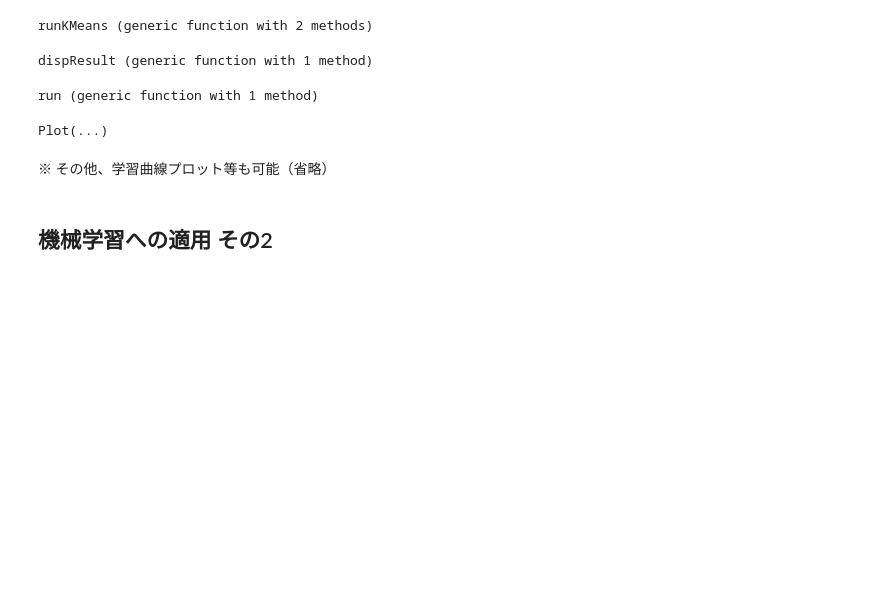
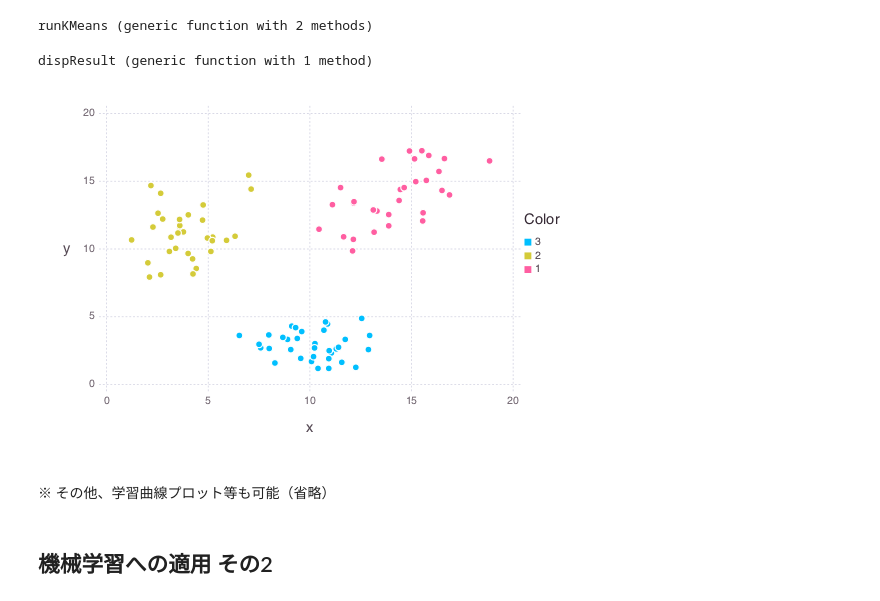
Before and after one commit to antimon2/MLNGY_201511, a Jupyter notebook: AboutJulia.ipynb, the cells around one changed output. Saved outputs shown, nothing was run; the diff lists cells and outputs as text; code cells hidden in the pictures; blank space fills up the shorter version.

```diff
--- a/AboutJulia.ipynb
+++ b/AboutJulia.ipynb
@@ -137,16 +132,10 @@ idxs = findClosestCentroids(X, initialCentroids)
 # %%
 # 重心移動ステップ
 function computeCentroids(X, idxs, K)
-    m, n = size(X)
+    m, n = size(X)  # m 不使用
     centroids = zeros(K, n)
-    ws = zeros(K, 1)
-    for i = 1:m
-        j = idxs[i]
-        centroids[j, :] += X[i, :]
-        ws[j] += 1
-    end
     for j = 1:K
-        centroids[j, :] ./= ws[j]
+        centroids[j, :] = mean(X[idxs .== j, :], 1) # ← idxs が j（=1,2,…,K）の行のみ抽出して、列ごとに平均値を算出
     end
     centroids
 end
@@ -192,17 +181,11 @@ end
 dispResult (generic function with 1 method)
 # %%
 # 実行
-function run(X, K)
-    initial_centroids = initCentroids(X, K)
-    centroids, idxs = runKMeans(X, initial_centroids)
-    dispResult(X, idxs)
-end
+initial_centroids = initCentroids(X, K)
+centroids, idxs = runKMeans(X, initial_centroids)
+dispResult(X, idxs)
 # %% [output]
-run (generic function with 1 method)
+[figure, added]
-# %%
-run(X, K)
-# %% [output]
-Plot(...)
 # %% [markdown]
 ※ その他、学習曲線プロット等も可能（省略）
 # %% [markdown]
```
Also changed, not shown: parts of 9 cells of this notebook.
